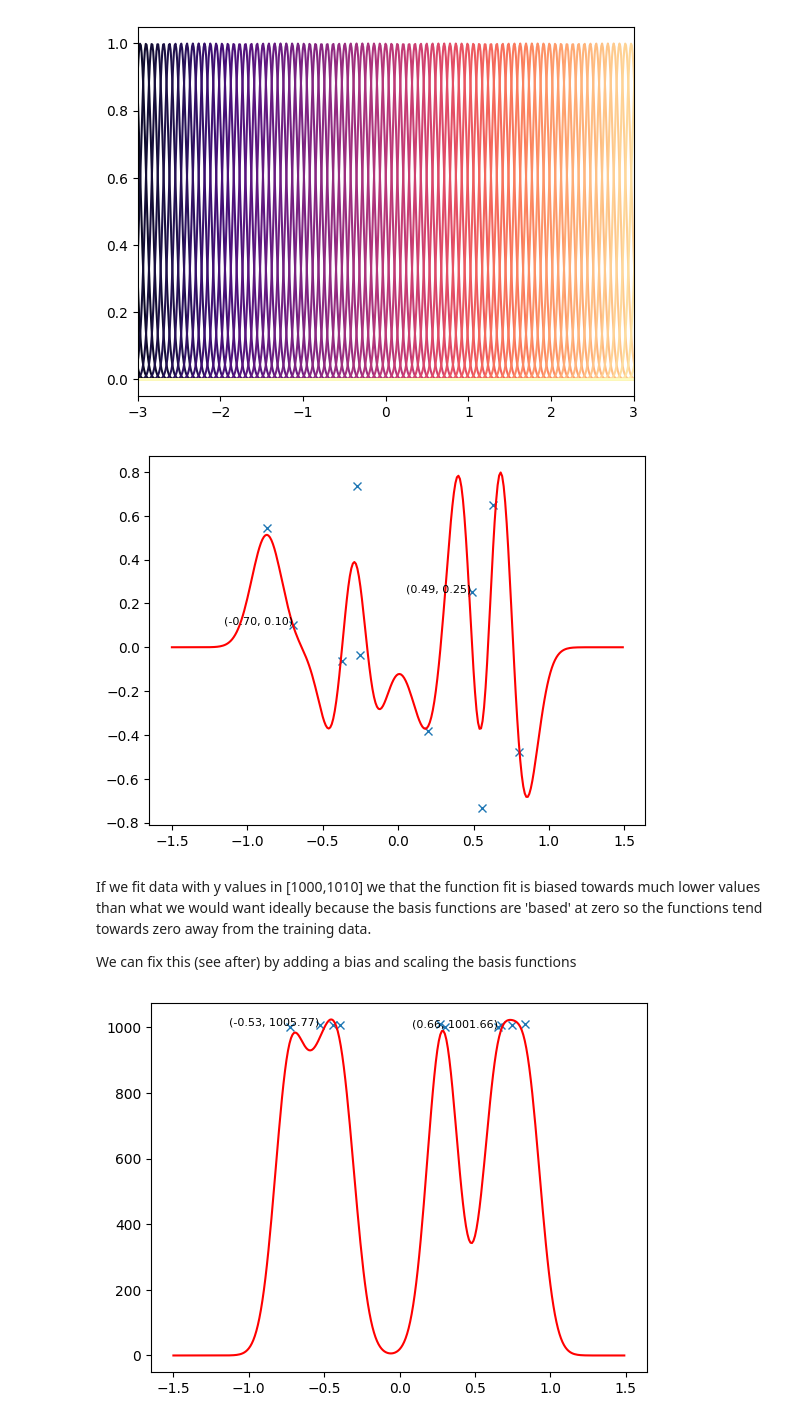
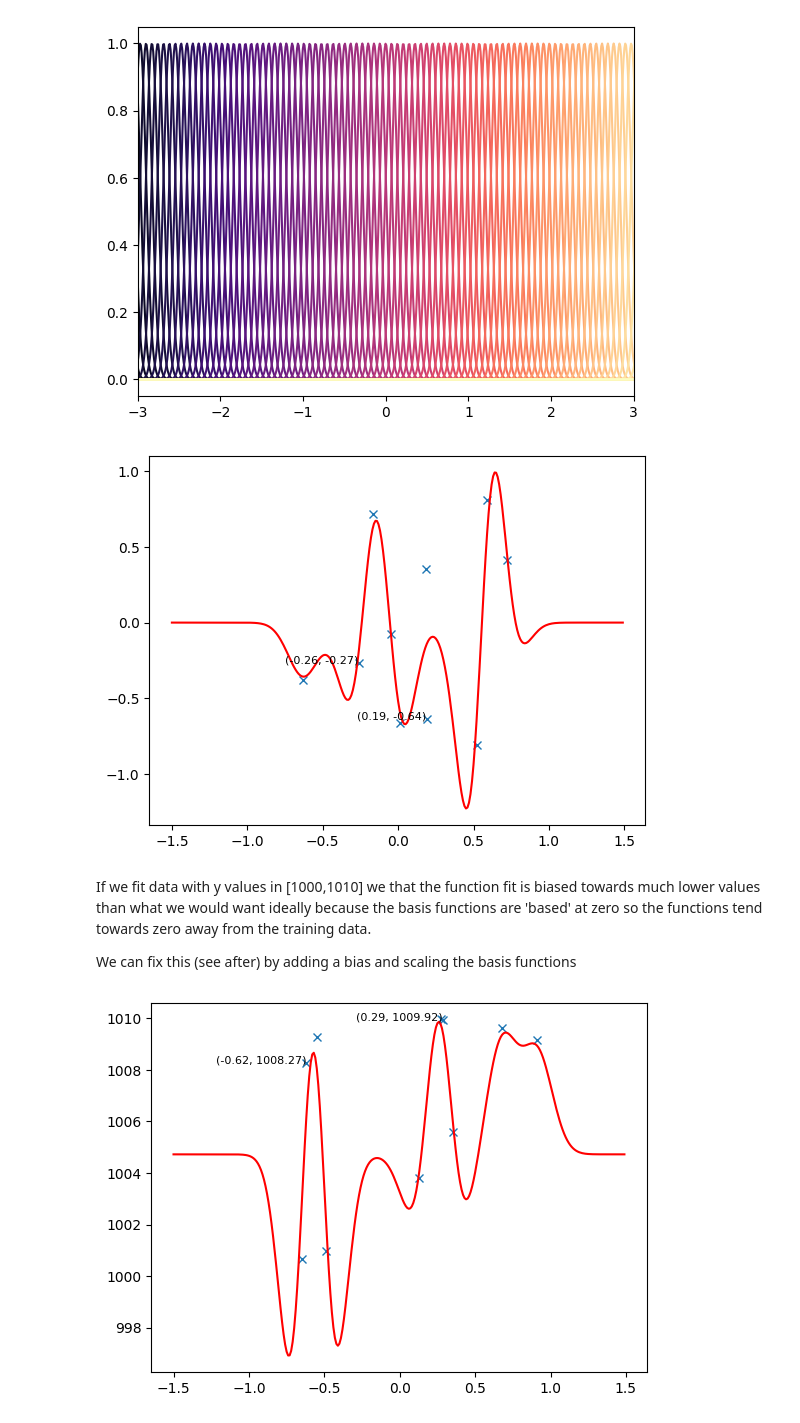
Before and after one commit to michaeldunn99/mlpr_tutorials, a Jupyter notebook: tutorial_01/rbf.ipynb, the cells around one changed output. Drawn from its saved outputs; the diff is of its cells as text; code cells hidden in the pictures.

Commit message:
Updating regression function to accept optional bias parameter; removing old function

```diff
--- a/tutorial_01/rbf.ipynb
+++ b/tutorial_01/rbf.ipynb
@@ -10,7 +10,7 @@ import numpy as np
 import matplotlib.pyplot as plt
 # %%
 #Define our functions
-def my_rbf(h: float, x: float, c: float) -> float:
+def my_rbf(h: float, x: float, c: float, scale: int = 1) -> float:
     """
     Computes the Radial Basis Function (RBF) value for given inputs.
 
@@ -18,11 +18,12 @@ def my_rbf(h: float, x: float, c: float) -> float:
         h (float): The bandwidth parameter.
         x (float): The input value.
         c (float): The center value.
+        scale (int): The scalar factor to multiply the rbfs
 
     Returns:
         float: The computed RBF value.
     """
-    return np.exp((-(x-c)**2)/(h**2))
+    return np.exp((-scale * (x - c) ** 2) / (h ** 2))
 
 def rbf_centres_array(h: float, number_of_features: int) -> np.ndarray:
     """
@@ -157,5 +144,5 @@ def fitted_function(x: float, fitted_rbf_weights: np.ndarray, centre_array: np.n
 # %%
-def regularized_rbf_regression(h: float, number_of_features: int, regularizing_param: float, x_data: np.ndarray, y_data: np.ndarray) -> np.ndarray:
+def regularized_rbf_regression(h: float, number_of_features: int, regularizing_param: float, x_data: np.ndarray, y_data: np.ndarray, bias = False) -> np.ndarray:
     """
     Perform regularized Radial Basis Function (RBF) regression.
 
@@ -171,12 +158,31 @@ def regularized_rbf_regression(h: float, number_of_features: int, regularizing_p
     """
     centres = rbf_centres_array(h, number_of_features)
     phi_features = my_rbf(h, x_data[:, np.newaxis], centres)
-    regularizing_matrix = np.sqrt(regularizing_param) * np.eye(number_of_features)
-    augmented_y_values = np.hstack((y_data, np.zeros(number_of_features)))
+
+    # Augment phi_features with a column of ones for the bias term if bias parameter turned on
+    if bias:
+        extra_dim = 1
+        phi_features = np.hstack((phi_features, np.ones((phi_features.shape[0],1))))
+    else:
+        extra_dim = 0
+
+    regularizing_matrix = np.sqrt(regularizing_param) * np.eye(number_of_features + extra_dim)
+
+    # Adjust the regularizing matrix to exclude the bias term so we don't regularize the bias
+    if extra_dim:
+        regularizing_matrix[-1,-1] = 0
+
+    augmented_y_values = np.hstack((y_data, np.zeros(number_of_features + extra_dim)))
+
     augmented_feature_values = np.vstack((phi_features, regularizing_matrix))
     fitted_RBF_regression_weights = np.linalg.lstsq(augmented_feature_values, augmented_y_values, rcond=None)[0]
+
     def fitted_regression_function(x):
-        return np.dot(fitted_RBF_regression_weights, my_rbf(h, x, centres))
+        features = my_rbf(h, x, centres)
+        if bias:
+            return np.dot(fitted_RBF_regression_weights,  np.hstack((features, np.arange(1,2,1))))
+        else:
+            return np.dot(fitted_RBF_regression_weights, features)
     return fitted_regression_function
 # %%
 def generate_data_plot_rbf_regression(regression_function, plotting_x_data_limits, training_x_data, training_y_data, grid_size=0.01):
@@ -197,7 +203,7 @@ def generate_data_plot_rbf_regression(regression_function, plotting_x_data_limit
    plt.show()
 # %%
 #Choose the data parameters below:
-data = data_generator(10, (-1,1,), (-1,1))
+data = data_generator(10, (-1,1), (-1,1))
 x_data = data[0]
 y_data = data[1]
 my_h = 0.1
@@ -205,29 +211,34 @@ my_number_of_features = 101
 my_regularizer = 0.1
 plotting_data_limits = (-1.5,1.5)
 grid_size = 0.01
+#Don't perform regression with a bias
+my_bias = False
 
-my_regression_function = regularized_rbf_regression(my_h, my_number_of_features, my_regularizer, x_data, y_data)
+my_regression_function = regularized_rbf_regression(my_h, my_number_of_features, my_regularizer, x_data, y_data, bias = my_bias)
 
 generate_data_plot_rbf_regression(my_regression_function, plotting_data_limits, x_data, y_data,grid_size)
 # %% [output]
-[figure, old version]
+[figure, new version]
 # %% [markdown]
 If we fit data with y values in [1000,1010] we that the function fit is biased towards much lower values than what we would want ideally because the basis functions are 'based' at zero so the functions tend towards zero away from the training data.
 
 We can fix this (see after) by adding a bias and scaling the basis functions
 # %%
 #Choose the data parameters below:
+#Main difference here is that we set the bias parameter to True so our function will learn bias as well as the weights for the RBFs
 part_ii_data = data_generator(10, (-1,1,), (1000,1010))
 part_ii_x_data = part_ii_data[0]
 part_ii_y_data = part_ii_data[1]
 part_ii_my_h = 0.1
 part_ii_my_number_of_features = 101
 part_ii_my_regularizer = 0.1
 part_ii_plotting_data_limits = (-1.5,1.5)
 part_ii_grid_size = 0.01
+#Toggle this bias parameter between True and False to check what happens when we do and don't learn a bias parameter!
+part_ii_bias = True
 
-part_ii_my_regression_function = regularized_rbf_regression(part_ii_my_h, part_ii_my_number_of_features, part_ii_my_regularizer, part_ii_x_data, part_ii_y_data)
+part_ii_my_regression_function = regularized_rbf_regression(part_ii_my_h, part_ii_my_number_of_features, part_ii_my_regularizer, part_ii_x_data, part_ii_y_data, bias = part_ii_bias)
 
 generate_data_plot_rbf_regression(part_ii_my_regression_function, part_ii_plotting_data_limits, part_ii_x_data, part_ii_y_data, part_ii_grid_size)
 # %% [output]
-[figure, old version]
+[figure, new version]
```
Also changed, not shown: parts of 1 cell of this notebook, 1 other file.
